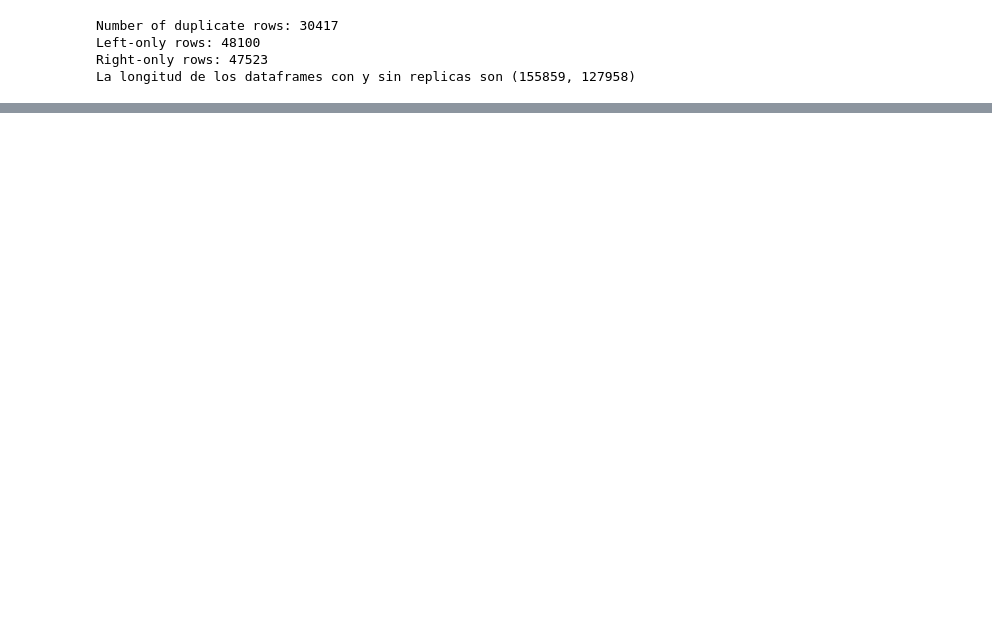
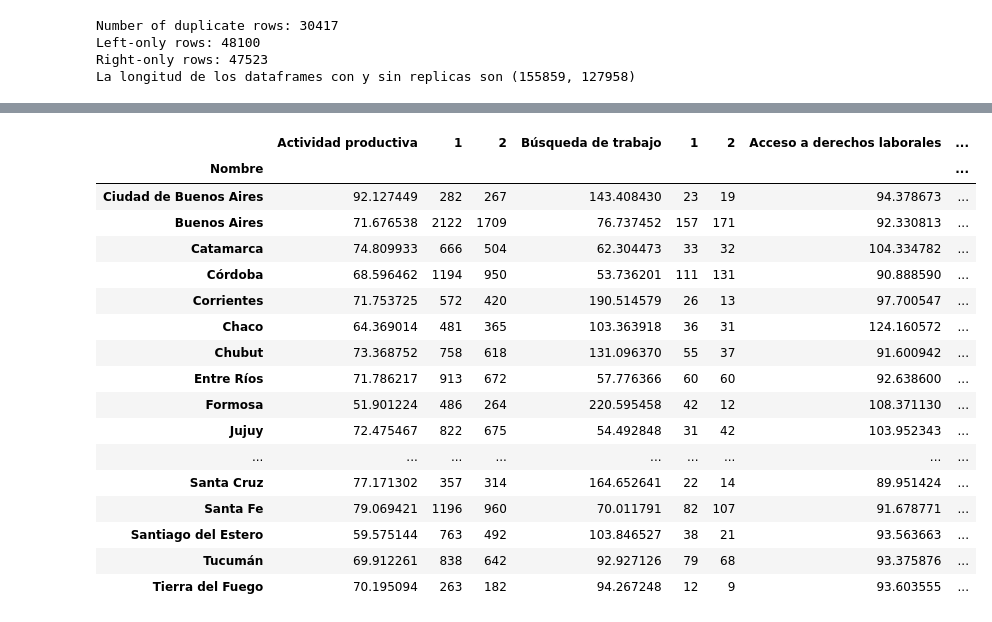
Before and after one commit to datos-Fundar/indice-mercado-trabajo-ingresos, a Jupyter notebook: scripts/04_chequeo_EPH.ipynb, the cells around one changed output, grey strips where cells are left out. Saved outputs shown, nothing was run; the diff lists cells and outputs as text; code cells hidden in the pictures; blank space fills up the shorter version.

```diff
--- a/scripts/04_chequeo_EPH.ipynb
+++ b/scripts/04_chequeo_EPH.ipynb
@@ -109,0 +119,12 @@ dict_cod_provincia = {2: "Ciudad de Buenos Aires",
+# %%
+size = df_temp[df_temp['ESTADO']==1].groupby(['CH04', var]).size().to_frame().unstack(level=0)
+size.columns = size.columns.get_level_values(1)
+
+denominador = df_temp.groupby(['CH04', var])['PONDERA'].sum()
+df_tasa = numerador.div(denominador, fill_value=np.nan)
+df_tasa = df_tasa.to_frame().unstack(level=0)
+
+ratio = (df_tasa['PONDERA'][2]/df_tasa['PONDERA'][1] * 100).to_frame()
+ratio.rename(columns={0: 'Actividad productiva'}, inplace=True)
+ratio = ratio.join(size)
+ratio.rename(columns={1: 'N_v', 2: 'N_m'})
@@ -150,12 +190,18 @@ def ratio_tasa_empleo(df, tipo='Aglomerado', base='Individual'):
     df_temp = df.query('CH06 >= 16 & CH06 < 65')
     numerador = df_temp[df_temp['ESTADO']==1].groupby(['CH04', var])['PONDERA'].sum()       # agrupo por genero y provincia y sumo
 
+    size = df_temp[df_temp['ESTADO']==1].groupby(['CH04', var]).size().to_frame().unstack(level=0)
+    size.columns = size.columns.get_level_values(1)
+
     denominador = df_temp.groupby(['CH04', var])['PONDERA'].sum()
     df_tasa = numerador.div(denominador, fill_value=np.nan)
     df_tasa = df_tasa.to_frame().unstack(level=0)
 
     ratio = (df_tasa['PONDERA'][2]/df_tasa['PONDERA'][1] * 100).to_frame()
     ratio.rename(columns={0: 'Actividad productiva'}, inplace=True)
+
+    ratio = ratio.join(size)
+    ratio.rename(columns={1: 'N_v', 2: 'N_m'}, inplace=True)
 
     # Calculate error
 
@@ -200,12 +246,19 @@ def ratio_tasa_desempleo(df, tipo='Aglomerado', base='Individual'):
 
     df_temp = df.query('CH06 >= 16 & CH06 < 65')
     numerador = df_temp[df_temp['ESTADO']==2].groupby(['CH04', var])['PONDERA'].sum()               # agrupo por genero y provincia y sumo
+
+    size = df_temp[df_temp['ESTADO']==2].groupby(['CH04', var]).size().to_frame().unstack(level=0)
+    size.columns = size.columns.get_level_values(1)
+
     df_estado = df_temp[(df_temp['ESTADO'] == 1) | (df_temp['ESTADO'] == 2)]                        # selecciona las filas donde la columna ESTADO tenga un valor igual a 1 o 2 (personas activas)
     denominador = df_estado.groupby(['CH04', var])['PONDERA'].sum()                                 # agrupo por genero y provincia y sumo
     df_tasa = (numerador / denominador).to_frame().unstack(level=0)                                 # calculo tasa
 
     ratio = (df_tasa['PONDERA'][1]/df_tasa['PONDERA'][2] * 100).to_frame()                          # el ratio es V/M para que quede elevado a la menos 1
     ratio.rename(columns={0: 'Búsqueda de trabajo'}, inplace=True)
+
+    ratio = ratio.join(size)
+    ratio.rename(columns={1: 'N_v', 2: 'N_m'}, inplace=True)
 
     error = 'a definir'
 
@@ -249,11 +302,18 @@ def ratio_tasa_registro(df, tipo='Aglomerado', base='Individual'):
     df_temp = df.query('CH06 >= 16 & CH06 < 65')
     df_estado = df_temp[(df_temp['ESTADO']==1) & (df_temp['CAT_OCUP']==3)]                      # Población ocupada asalariada
     numerador = df_estado[df_estado['PP07H']==1].groupby(['CH04', var])['PONDERA'].sum()        # Población ocupada asalariada con descuento jubilatorio
+
+    size = df_estado[df_estado['PP07H']==1].groupby(['CH04', var]).size().to_frame().unstack(level=0)
+    size.columns = size.columns.get_level_values(1)
+
     denominador = df_estado.groupby(['CH04', var])['PONDERA'].sum()
     df_tasa = (numerador / denominador).to_frame().unstack(level=0)                             # calculo tasa
 
     ratio = (df_tasa['PONDERA'][2]/df_tasa['PONDERA'][1] * 100).to_frame()                      # Calculo ratio
     ratio.rename(columns={0: 'Acceso a derechos laborales'}, inplace=True)
+
+    ratio = ratio.join(size)
+    ratio.rename(columns={1: 'N_v', 2: 'N_m'}, inplace=True)
 
     error = pd.DataFrame(index=ratio.index)
     error = 'a definir'
@@ -364,11 +424,18 @@ def ratio_tasa_poblacion_dependiente(df, tipo='Aglomerado', base='Individual'):
     df_temp = df.query('CH06 >= 16 & CH06 < 65')
 
     numerador = df_temp[(df_temp['ESTADO']==3) & (df_temp['P47T']==0) & (df_temp['CAT_INAC']!=3)].groupby(['CH04', var])['PONDII'].sum()
+
+    size = df_temp[(df_temp['ESTADO']==3) & (df_temp['P47T']==0) & (df_temp['CAT_INAC']!=3)].groupby(['CH04', var]).size().to_frame().unstack(level=0)
+    size.columns = size.columns.get_level_values(1)
+
     denominador = df_temp.groupby(['CH04', var])['PONDERA'].sum()
     df_tasa = (numerador / denominador).to_frame().unstack(level=0)                         # calculo tasa
 
     ratio = (df_tasa[0][2]/df_tasa[0][1] * 100).to_frame()
     ratio.rename(columns={0: 'Dependencia económica'}, inplace=True)
+
+    ratio = ratio.join(size)
+    ratio.rename(columns={1: 'N_v', 2: 'N_m'}, inplace=True)
 
     error = pd.DataFrame(index=ratio.index)
     error = 'a definir'
@@ -407,6 +474,9 @@ def ratio_ingreso_laboral_mensual(df, tipo='Aglomerado', base='Individual'):
 
     ratio = (df_tasa['PONDIIO'][2]/df_tasa['PONDIIO'][1] * 100).to_frame()
     ratio.rename(columns={0: 'Ingreso laboral'}, inplace=True)
+
+    ratio = ratio.join(size)
+    ratio.rename(columns={1: 'N_v', 2: 'N_m'}, inplace=True)
 
     error = 'a definir'
 
@@ -505,3 +548,24 @@ df_ratio_2021.iloc[:,0:5]
+# %%
+df_ratio_2021
+# %% [output]
+|  | Actividad productiva | 1 | 2 | Búsqueda de trabajo | 1 | 2 | Acceso a derechos laborales | ... |
+| Nombre |  |  |  |  |  |  |  | ... |
+| Ciudad de Buenos Aires | 92.127449 | 282 | 267 | 143.408430 | 23 | 19 | 94.378673 | ... |
+| Buenos Aires | 71.676538 | 2122 | 1709 | 76.737452 | 157 | 171 | 92.330813 | ... |
+| Catamarca | 74.809933 | 666 | 504 | 62.304473 | 33 | 32 | 104.334782 | ... |
+| Córdoba | 68.596462 | 1194 | 950 | 53.736201 | 111 | 131 | 90.888590 | ... |
+| Corrientes | 71.753725 | 572 | 420 | 190.514579 | 26 | 13 | 97.700547 | ... |
+| Chaco | 64.369014 | 481 | 365 | 103.363918 | 36 | 31 | 124.160572 | ... |
+| Chubut | 73.368752 | 758 | 618 | 131.096370 | 55 | 37 | 91.600942 | ... |
+| Entre Ríos | 71.786217 | 913 | 672 | 57.776366 | 60 | 60 | 92.638600 | ... |
+| Formosa | 51.901224 | 486 | 264 | 220.595458 | 42 | 12 | 108.371130 | ... |
+| Jujuy | 72.475467 | 822 | 675 | 54.492848 | 31 | 42 | 103.952343 | ... |
+| ... | ... | ... | ... | ... | ... | ... | ... | ... |
+| Santa Cruz | 77.171302 | 357 | 314 | 164.652641 | 22 | 14 | 89.951424 | ... |
+| Santa Fe | 79.069421 | 1196 | 960 | 70.011791 | 82 | 107 | 91.678771 | ... |
+| Santiago del Estero | 59.575144 | 763 | 492 | 103.846527 | 38 | 21 | 93.563663 | ... |
+| Tucumán | 69.912261 | 838 | 642 | 92.927126 | 79 | 68 | 93.375876 | ... |
+| Tierra del Fuego | 70.195094 | 263 | 182 | 94.267248 | 12 | 9 | 93.603555 | ... |
 # %%
 ratio_empleo, error_empleo = ratio_tasa_empleo(df_people_2022, tipo='Urbano', base='Individual')
 ratio_desempleo, error_desempleo = ratio_tasa_desempleo(df_people_2022, tipo='Urbano', base='Individual')
```
Also changed, not shown: parts of 12 cells of this notebook.
